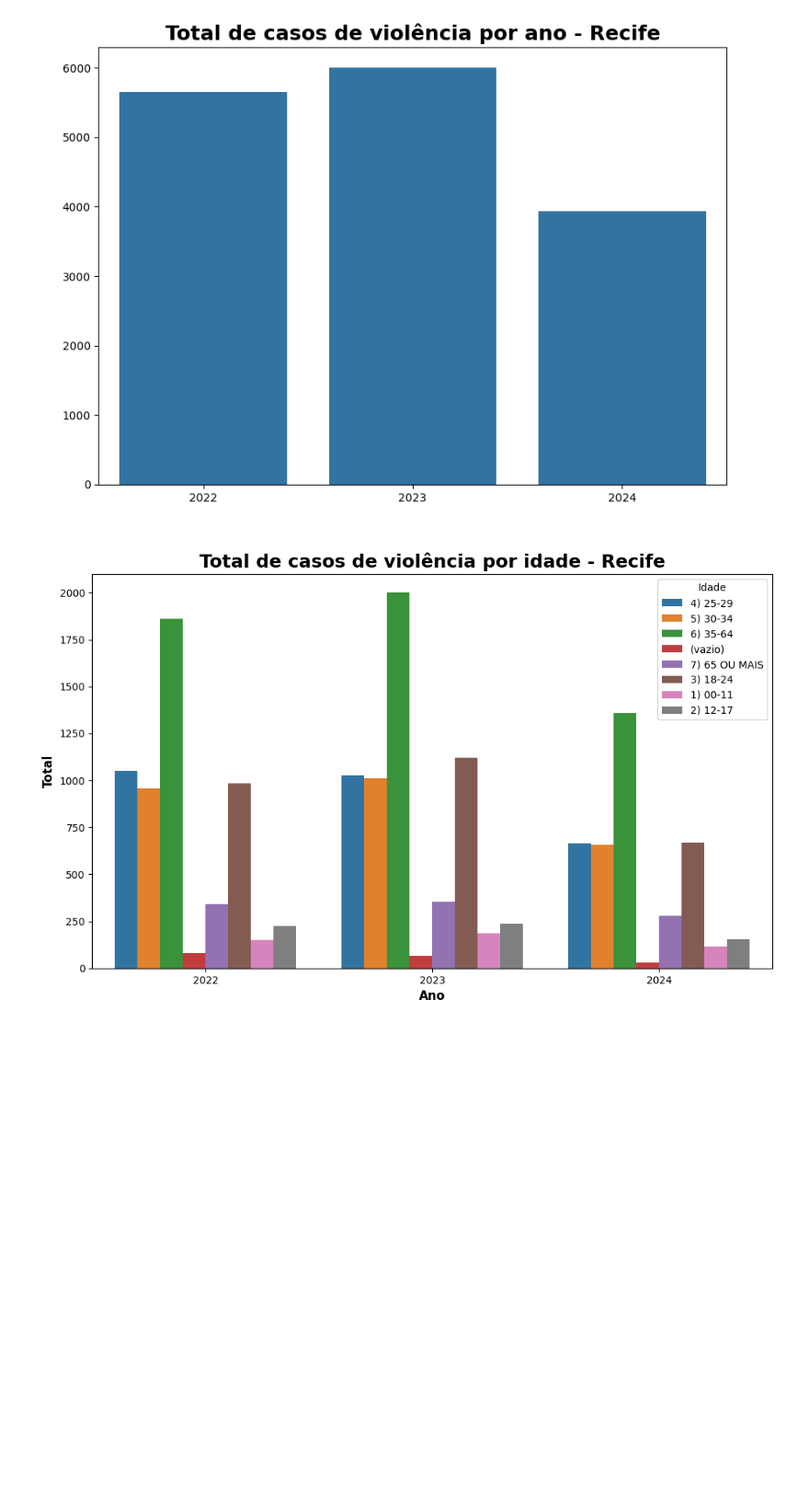
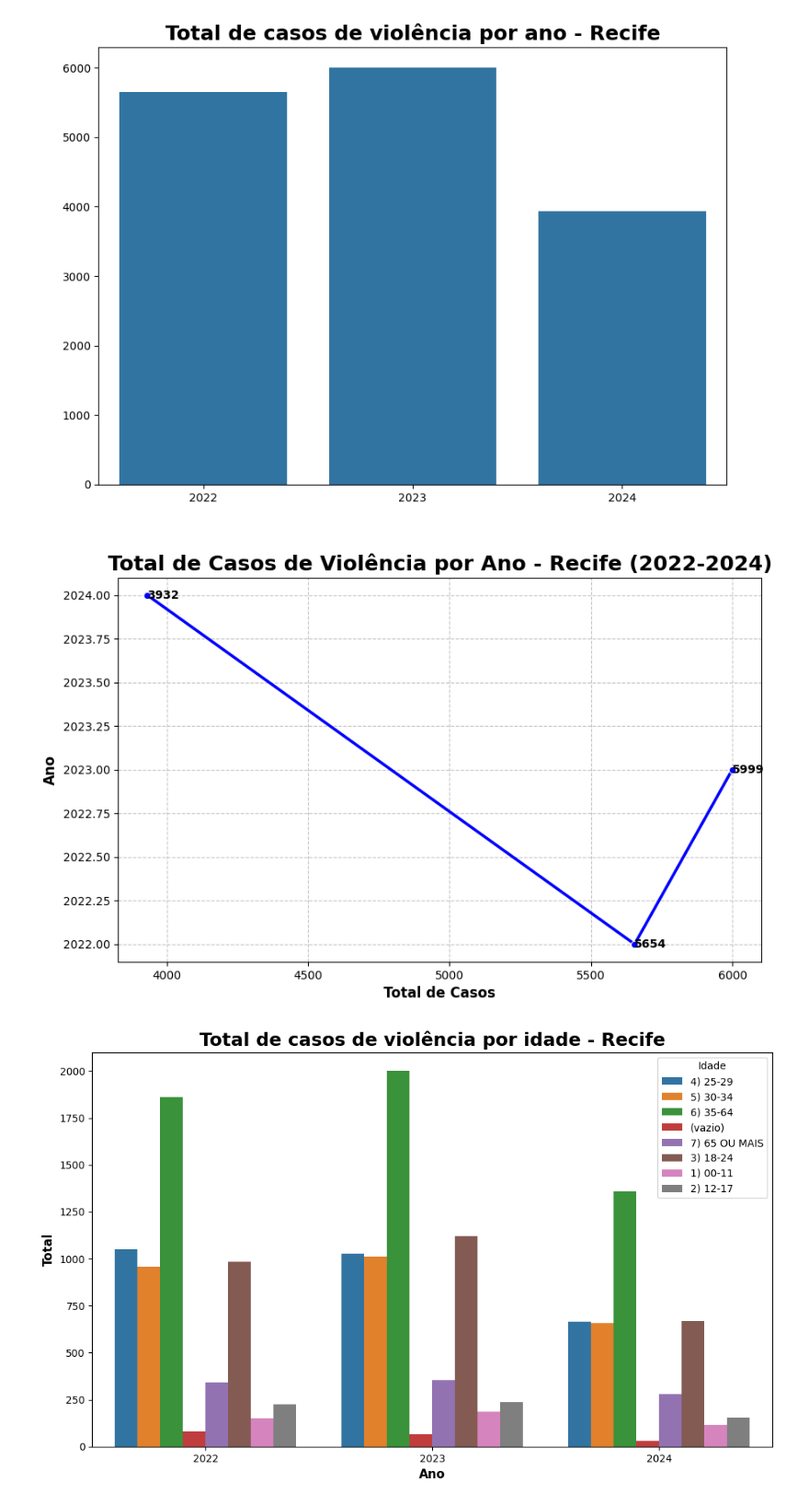
Before and after one commit to rayaneazvdo404/on35-python-s17-s18-projeto-final, a Jupyter notebook: material/Projeto_final.ipynb, the cells around one changed output. Shown: that part at 92% size. Drawn from its saved outputs; the diff is of its cells as text; code cells hidden in the pictures; blank space fills up the shorter version.

```diff
--- a/material/Projeto_final.ipynb
+++ b/material/Projeto_final.ipynb
@@ -71,3 +91,5 @@ dtype: int64
 df.shape
 # %% [output]
 (345684, 5)
+# %%
+df = df.rename(columns={'IDADE SENASP': 'IDADE'})
@@ -111,6 +147,39 @@ for (ano), v in df_counts.items():
 plt.show()
 # %% [output]
 [figure]
+# %%
+#mudar gráfico pra linhas
+
+# Filtra o DataFrame por ano e região
+df_filtrado = df[(df['ANO'].between(2022, 2024)) & (df['REGIAO GEOGRÁFICA'] == 'RECIFE')]
+
+# Agrupa o DataFrame por ano e conta o número de casos
+df_counts = df_filtrado.groupby('ANO').size().reset_index(name='Total de Casos')
+
+# Inicializa a matplotlib figure
+plt.figure(figsize=(10, 6))
+
+# Cria o gráfico de linha, invertendo os eixos
+sns.lineplot(y='ANO', x='Total de Casos', data=df_counts, marker='o', color='blue', linewidth=2.5)
+
+# Título e rótulos
+plt.title('Total de Casos de Violência por Ano - Recife (2022-2024)', fontsize=18, fontweight='bold')
+plt.ylabel('Ano', fontsize=12, fontweight='bold')
+plt.xlabel('Total de Casos', fontsize=12, fontweight='bold')
+
+# Anotações no gráfico
+for i in range(len(df_counts)):
+    plt.annotate(f"{df_counts['Total de Casos'][i]:.0f}",
+                 (df_counts['Total de Casos'][i], df_counts['ANO'][i]),
+                 ha='left', va='center', fontsize=10, color='black', fontweight='bold')
+
+# Adiciona linhas de grade
+plt.grid(True, linestyle='--', alpha=0.7)
+
+# Exibe o gráfico
+plt.show()
+# %% [output]
+[figure, added]
 # %%
 # Filtra o DataFrame por ano e região
 df_filtrado = df[(df['ANO'].between(2022, 2024)) & (df['REGIAO GEOGRÁFICA'] == 'RECIFE')]
```
Also changed, not shown: parts of 6 cells of this notebook, 2 other files.
